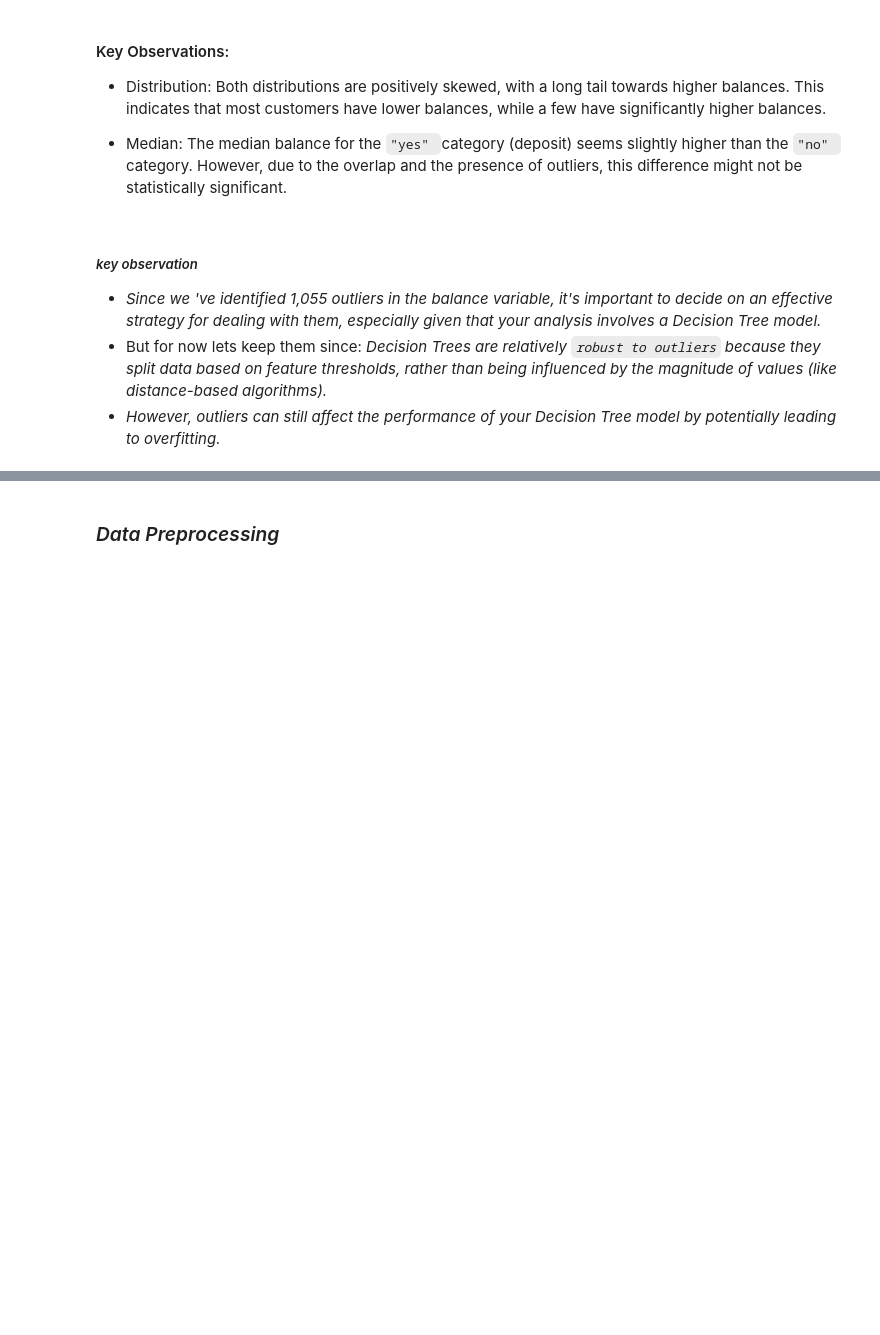
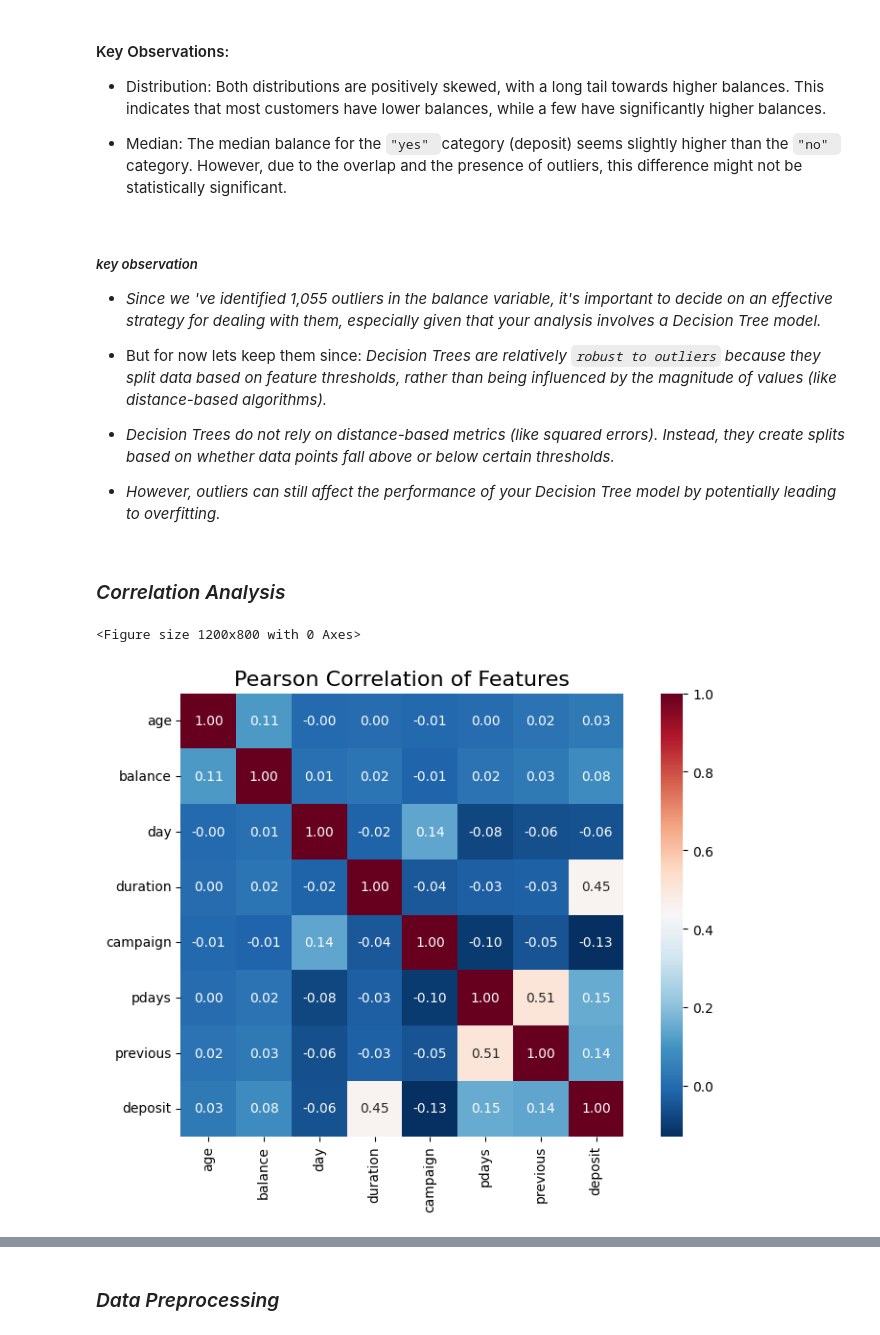
Before and after one commit to SnitTeshome/PRODIGY_DS_03, a Jupyter notebook: Bank_decision tree classifer.ipynb, the cells around one changed output, grey strips where cells are left out. Drawn from its saved outputs; the diff is of its cells as text; code cells hidden in the pictures; blank space fills up the shorter version.

```diff
--- a/Bank_decision tree classifer.ipynb
+++ b/Bank_decision tree classifer.ipynb
@@ -337,4 +328,26 @@ plt.show()
 ##### *key observation*
 - *Since we 've identified 1,055 outliers in the balance variable, it's important to decide on an effective strategy for dealing with them, especially given that your analysis involves a Decision Tree model.*
 - But for now lets keep them since:  *Decision Trees are relatively `robust to outliers` because they split data based on feature thresholds, rather than being influenced by the magnitude of values (like distance-based algorithms).*
+
+- *Decision Trees do not rely on distance-based metrics (like squared errors). Instead, they create splits based on whether data points fall above or below certain thresholds.*
 - *However, outliers can still affect the performance of your Decision Tree model by potentially leading to overfitting.*
+# %% [markdown]
+### *Correlation Analysis*
+# %%
+fig = plt.figure(figsize=(12,8))
+Bank['deposit'] = LabelEncoder().fit_transform(Bank['deposit'])
+
+# Separate numeric columns
+numeric_Bank = Bank.select_dtypes(exclude="object")
+
+# Calculate correlation matrix
+corr_numeric = numeric_Bank.corr()
+
+# Plot heatmap with annotations for correlation coefficients
+fig = plt.figure(figsize=(10, 6))
+sns.heatmap(corr_numeric, cbar=True, cmap="RdBu_r", annot=True, fmt=".2f", square=True)
+plt.title("Pearson Correlation of Features", fontsize=16)
+plt.show()
+# %% [output]
+<Figure size 1200x800 with 0 Axes>
+[figure, added]
```
Also changed, not shown: parts of 24 cells of this notebook.
